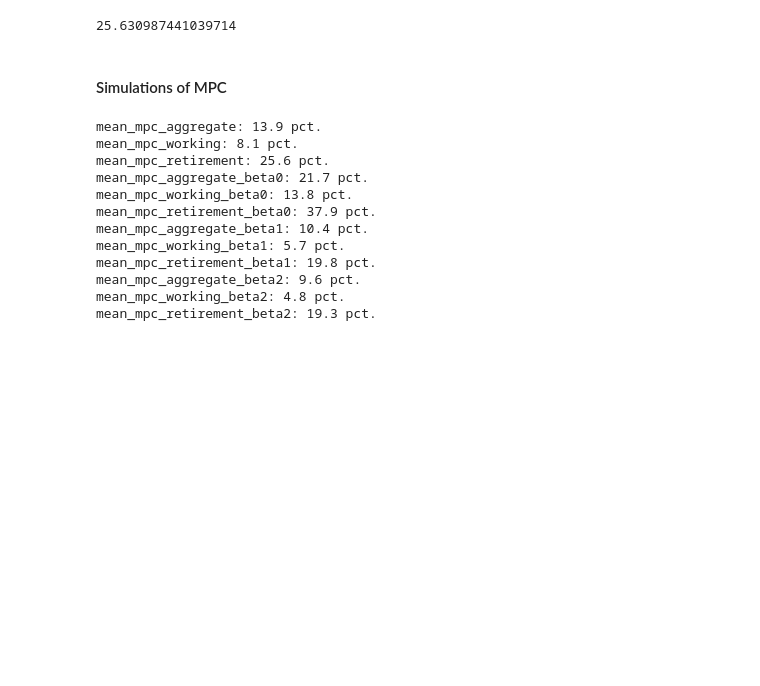
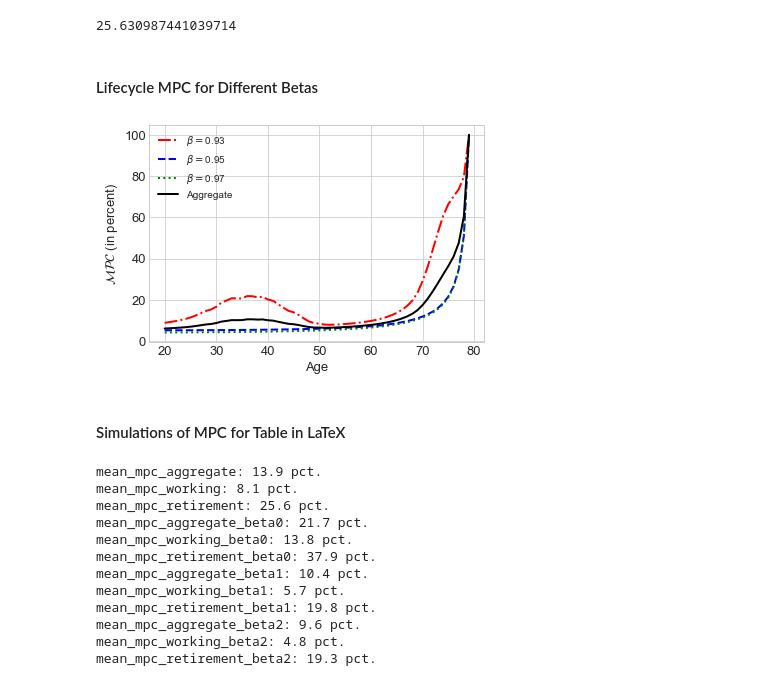
Before and after one commit to HansChristianPOLIT/LostInOptimization, a Jupyter notebook: Jeppe/01. BufferStockModel/01. BufferStockModel.ipynb, the cells around one changed output. Drawn from its saved outputs; the diff is of its cells as text; code cells hidden in the pictures; blank space fills up the shorter version.

Commit message:
added lifecycle plot of MPC

```diff
--- a/Jeppe/01. BufferStockModel/01. BufferStockModel.ipynb
+++ b/Jeppe/01. BufferStockModel/01. BufferStockModel.ipynb
@@ -424,8 +424,45 @@ mean_mpc_retirement = np.mean(model_egm.sim.mpc[model_egm.par.Tr:,:,:])*100
 mean_mpc_retirement
 # %% [output]
 25.630987441039714
+# %% [markdown]
+#### Lifecycle MPC for Different Betas
+# %%
+# beta values
+betas = [0.93, 0.95, 0.97]  # add more values if num_betas > 3
+
+# Different colors for different lines
+colors = ['red', 'blue', 'green', 'black']  # add more colors if num_betas > 3
+
+# Different line styles for different lines
+line_styles = ['-.', '--', ':', '-']  # add more styles if num_betas > 3
+
+# x-axis labels
+age = np.arange(par.T) + par.Tmin
+
+# Plot each beta index
+for beta in range(num_betas):
+    plt.plot(age, np.mean(sim.mpc[:, beta, :]*100, axis=1), lw=2, color=colors[beta], linestyle=line_styles[beta], label=r'$\beta=$' + str(betas[beta]))
+
+# mean over beta and individual dimensions
+mean_mpc_aggregate = np.mean(sim.mpc*100, axis=(1, 2))
+
+# Plot aggregate over beta and individuals
+plt.plot(age, mean_mpc_aggregate, lw=2, color=colors[num_betas], linestyle=line_styles[num_betas], label='Aggregate')
+
+# Set labels and fontsize
+plt.xlabel('Age', fontsize=13)
+plt.ylabel('$\mathcal{MPC}$ (in percent)', fontsize=13)
+plt.xticks(fontsize=13)
+plt.yticks(fontsize=13)
+
+# Show legend
+plt.legend()
+
+plt.show()
+# %% [output]
+[figure, added]
 # %% [markdown]
-#### Simulations of MPC
+#### Simulations of MPC for Table in LaTeX
 # %%
 # define stages
 stages = {
```
